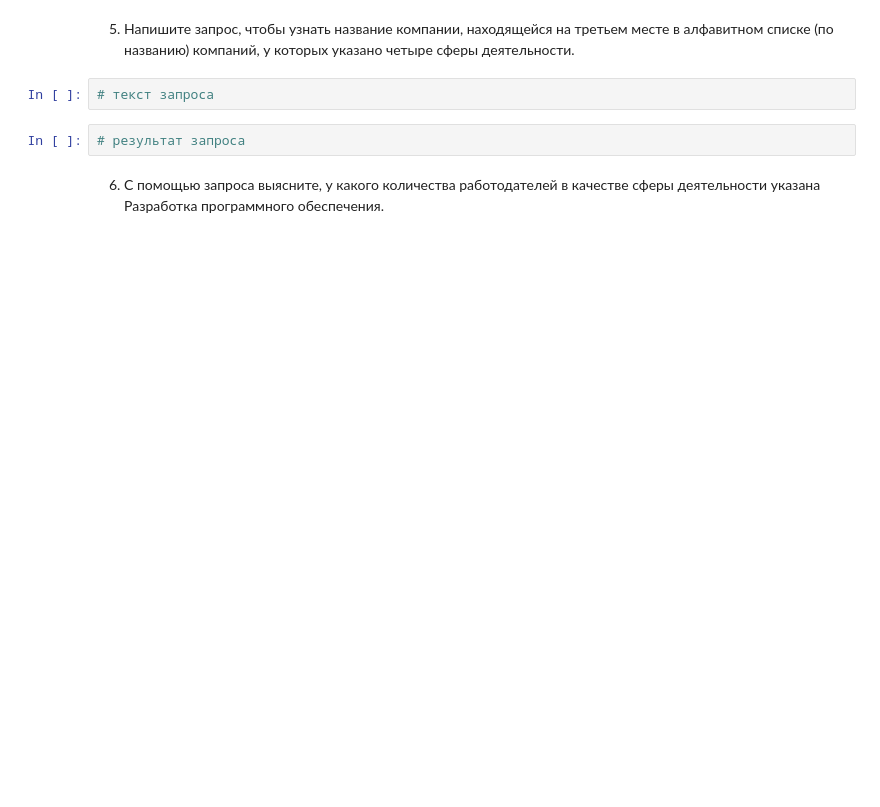
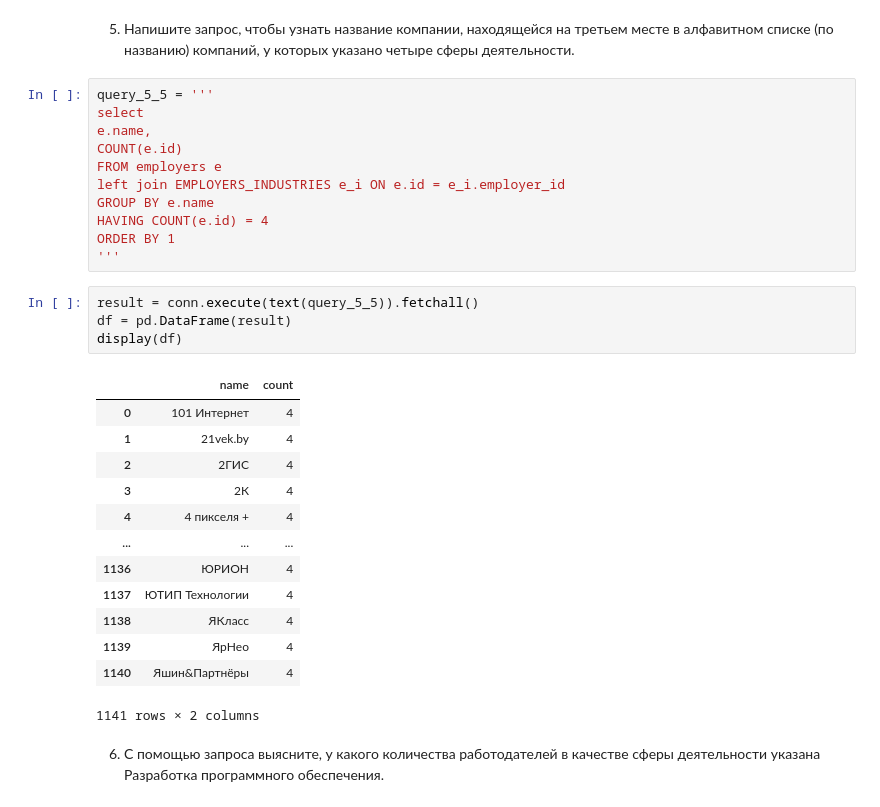
Before and after one commit to bulatpython/win-pc, a Jupyter notebook: Project_2_Ноутбук_шаблон.ipynb, the cells around one changed output. Cells and saved outputs as stored; diff of their text form; blank space fills up the shorter version.

```diff
--- a/Project_2_Ноутбук_шаблон.ipynb
+++ b/Project_2_Ноутбук_шаблон.ipynb
@@ -322,9 +384,34 @@ display(df)
 # %% [markdown]
 5. Напишите запрос, чтобы узнать название компании, находящейся на третьем месте в алфавитном списке (по названию) компаний, у которых указано четыре сферы деятельности.
 # %%
-# текст запроса
+query_5_5 = '''
+select
+e.name,
+COUNT(e.id)
+FROM employers e
+left join EMPLOYERS_INDUSTRIES e_i ON e.id = e_i.employer_id
+GROUP BY e.name
+HAVING COUNT(e.id) = 4
+ORDER BY 1
+'''
 # %%
-# результат запроса
+result = conn.execute(text(query_5_5)).fetchall()
+df = pd.DataFrame(result)
+display(df)
+# %% [output]
+|  | name | count |
+| 0 | 101 Интернет | 4 |
+| 1 | 21vek.by | 4 |
+| 2 | 2ГИС | 4 |
+| 3 | 2К | 4 |
+| 4 | 4 пикселя + | 4 |
+| ... | ... | ... |
+| 1136 | ЮРИОН | 4 |
+| 1137 | ЮТИП Технологии | 4 |
+| 1138 | ЯКласс | 4 |
+| 1139 | ЯрНео | 4 |
+| 1140 | Яшин&Партнёры | 4 |
+1141 rows × 2 columns
 # %% [markdown]
 6. С помощью запроса выясните, у какого количества работодателей в качестве сферы деятельности указана Разработка программного обеспечения.
 # %%
```
Also changed, not shown: parts of 26 cells of this notebook.
